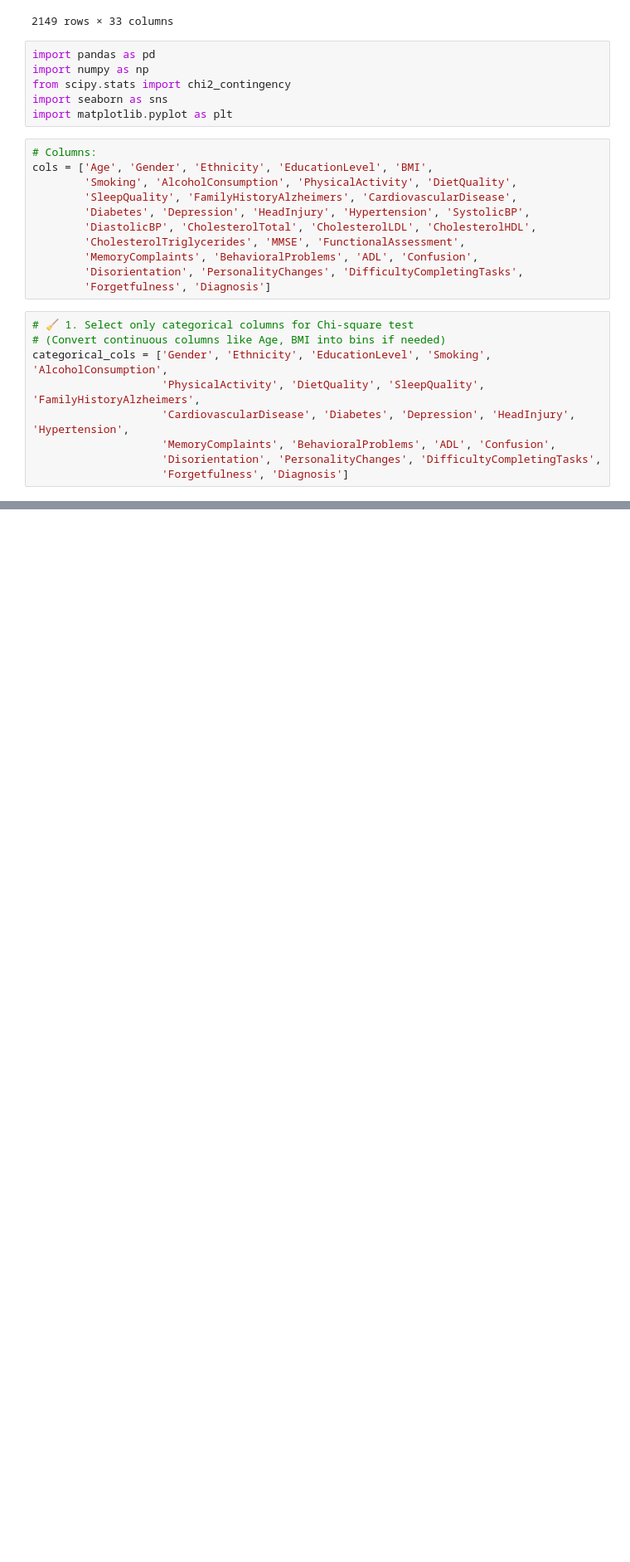
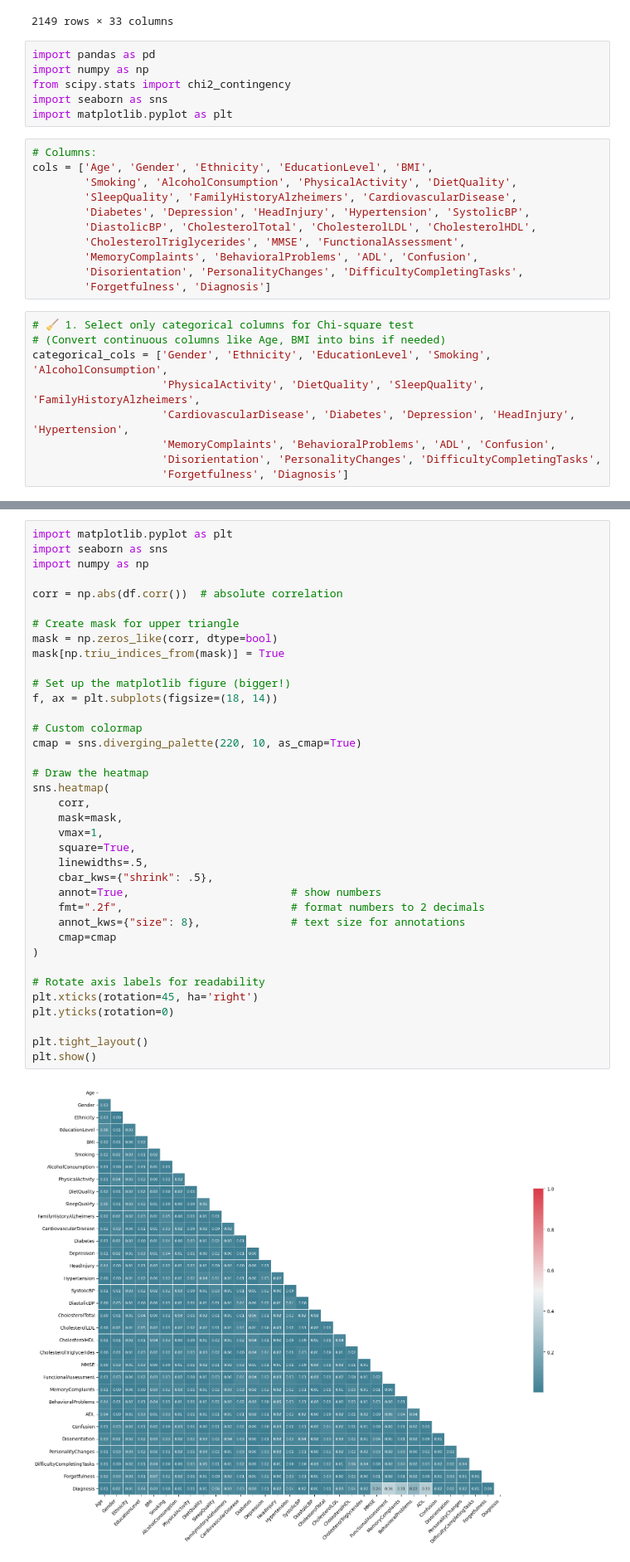
Before and after one commit to juliaalcribeiro/project_w7, a Jupyter notebook: notebook/cleaning.ipynb, the cells around one changed output, grey strips where cells are left out. Shown at 83% size. Drawn from its saved outputs; the diff is of its cells as text; blank space fills up the shorter version.

```diff
--- a/notebook/cleaning.ipynb
+++ b/notebook/cleaning.ipynb
@@ -134,0 +166,39 @@ plt.show()
+# %%
+import matplotlib.pyplot as plt
+import seaborn as sns
+import numpy as np
+
+corr = np.abs(df.corr())  # absolute correlation
+
+# Create mask for upper triangle
+mask = np.zeros_like(corr, dtype=bool)
+mask[np.triu_indices_from(mask)] = True
+
+# Set up the matplotlib figure (bigger!)
+f, ax = plt.subplots(figsize=(18, 14))
+
+# Custom colormap
+cmap = sns.diverging_palette(220, 10, as_cmap=True)
+
+# Draw the heatmap
+sns.heatmap(
+    corr,
+    mask=mask,
+    vmax=1,
+    square=True,
+    linewidths=.5,
+    cbar_kws={"shrink": .5},
+    annot=True,                         # show numbers
+    fmt=".2f",                          # format numbers to 2 decimals
+    annot_kws={"size": 8},              # text size for annotations
+    cmap=cmap
+)
+
+# Rotate axis labels for readability
+plt.xticks(rotation=45, ha='right')
+plt.yticks(rotation=0)
+
+plt.tight_layout()
+plt.show()
+# %% [output]
+[figure, added]
```
Also changed, not shown: parts of 6 cells of this notebook, 2 other files.
